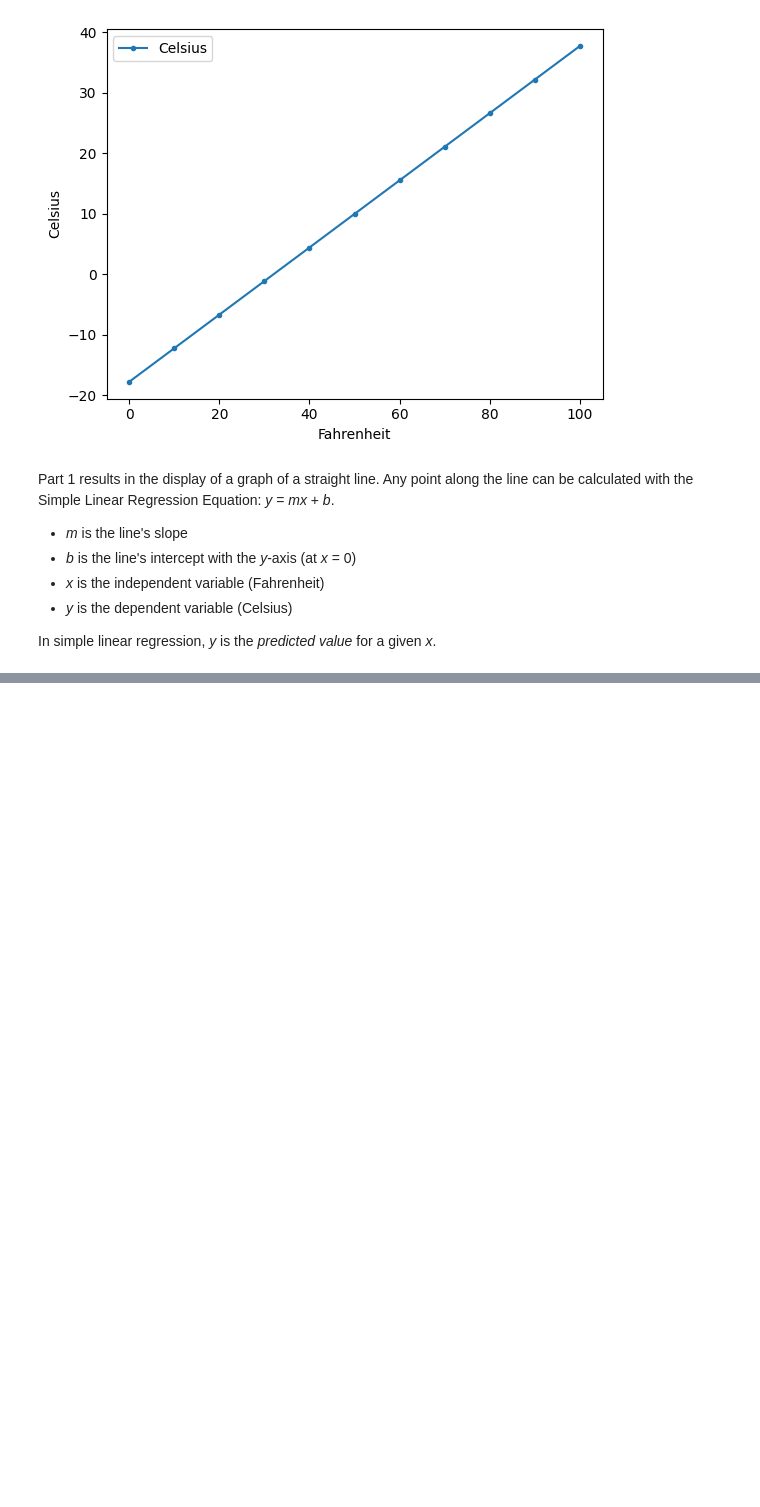
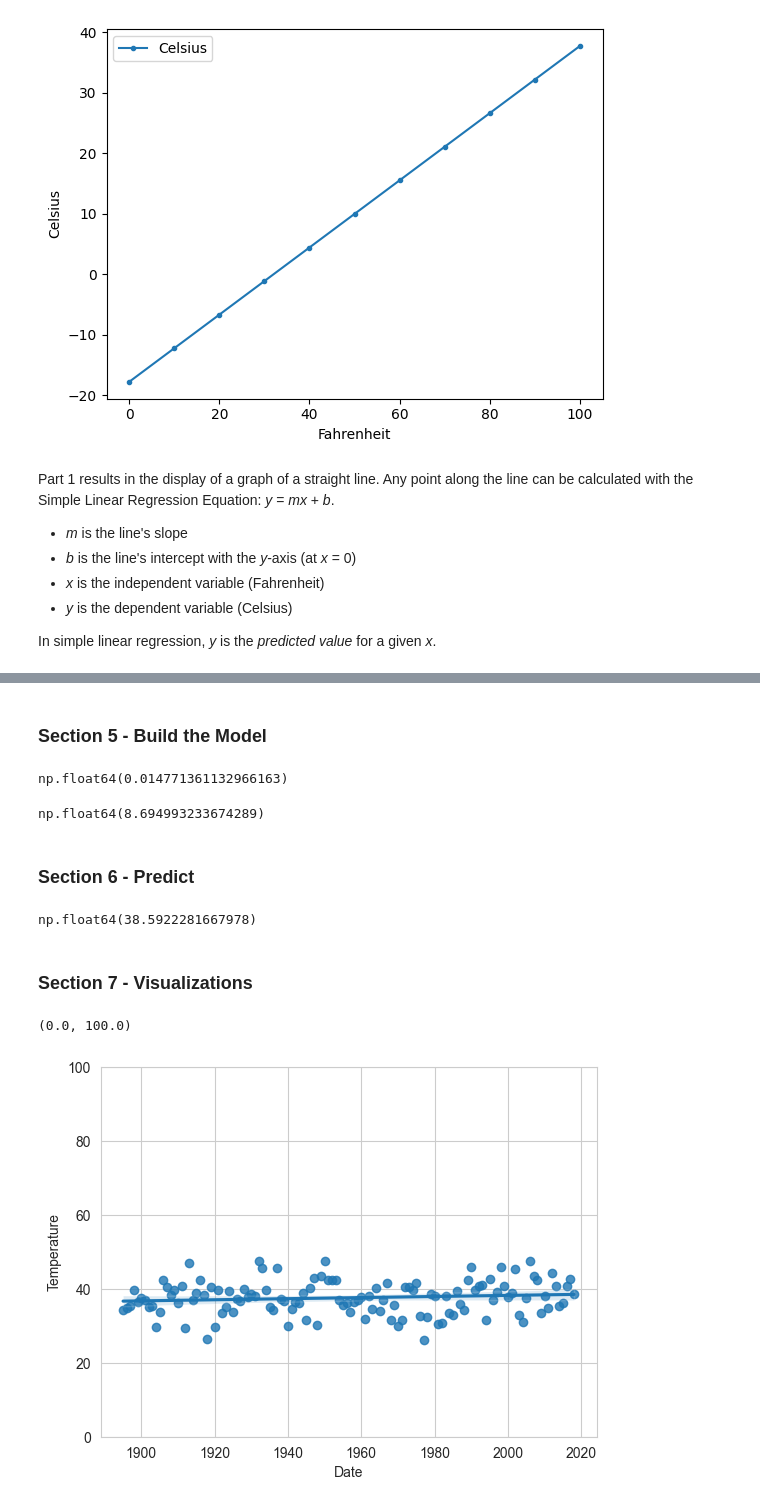
Before and after one commit to james-0177/datafun-07-ml, a Jupyter notebook: pinkston_ml.ipynb, the cells around one changed output, grey strips where cells are left out. Cells and saved outputs as stored; diff of their text form; code cells hidden in the pictures; blank space fills up the shorter version.

Commit message:
added Part 2 - Prediction

```diff
--- a/pinkston_ml.ipynb
+++ b/pinkston_ml.ipynb
@@ -37,0 +44,4 @@ In simple linear regression, *y* is the *predicted value* for a given *x*.
+# %%
+# Load dataset
+
+nyc_df = pd.read_csv('ave_hi_nyc_jan_1895-2018.csv')
@@ -37,0 +75,8 @@ In simple linear regression, *y* is the *predicted value* for a given *x*.
+# %%
+# Rename the dataframe's columns
+
+nyc_df.columns = ['Date', 'Temperature', 'Anomaly']
+
+# Inspect the new column names for the first three rows
+
+nyc_df.head(3)
@@ -37,0 +94,6 @@ In simple linear regression, *y* is the *predicted value* for a given *x*.
+# %%
+# Clean the Date series and inspect
+
+nyc_df.Date = nyc_df.Date.floordiv(100)
+
+nyc_df.head(3)
@@ -37,0 +155,2 @@ In simple linear regression, *y* is the *predicted value* for a given *x*.
+# %% [markdown]
+### Section 5 - Build the Model
@@ -37,0 +161,32 @@ In simple linear regression, *y* is the *predicted value* for a given *x*.
+# %%
+# Display the slope
+
+linear_regression.slope
+# %% [output]
+np.float64(0.014771361132966163)
+# %%
+# Display the intercept
+
+linear_regression.intercept
+# %% [output]
+np.float64(8.694993233674289)
+# %% [markdown]
+### Section 6 - Predict
+# %%
+# Predict the average high temperature for January 2024
+
+linear_regression.slope * 2024 + linear_regression.intercept
+# %% [output]
+np.float64(38.5922281667978)
+# %% [markdown]
+### Section 7 - Visualizations
+# %%
+# Generate a scatter plot with a best fit line
+
+sns.set_style('whitegrid')
+
+axes = sns.regplot(x=nyc_df.Date, y=nyc_df.Temperature)
+axes.set_ylim(0, 100)
+# %% [output]
+(0.0, 100.0)
+[figure, added]
```
Also changed, not shown: parts of 19 cells of this notebook, 1 other file.
